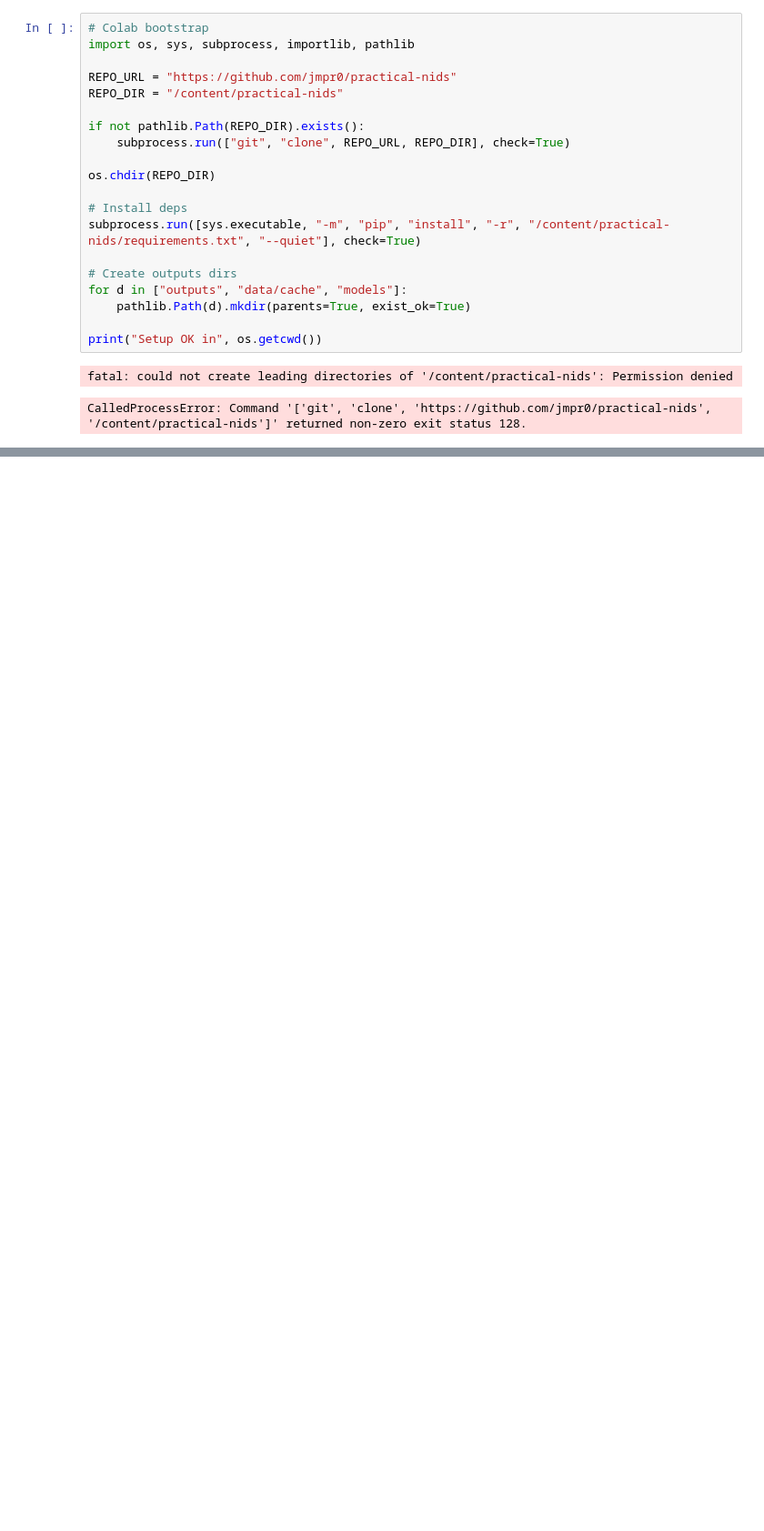
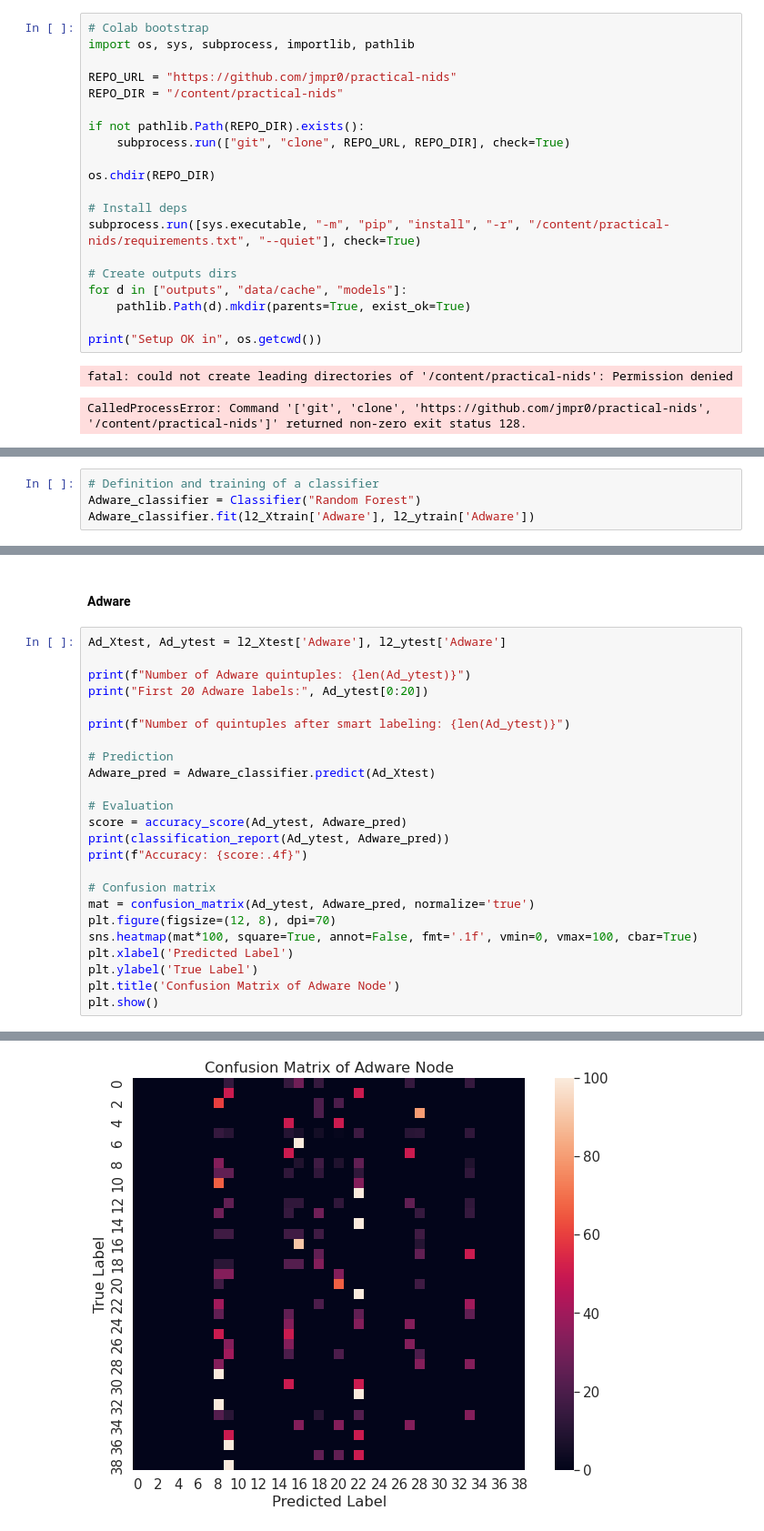
Before and after one commit to jmpr0/practical-nids, a Jupyter notebook: 02_hierarchical_intrusion_detection.ipynb, the cells around one changed output, grey strips where cells are left out. Shown at 91% size. Drawn from its saved outputs; the diff is of its cells as text; blank space fills up the shorter version.

```diff
--- a/02_hierarchical_intrusion_detection.ipynb
+++ b/02_hierarchical_intrusion_detection.ipynb
@@ -555,0 +446,4 @@ TPR-FPR @avg+std: 0.80-0.13
+# %%
+# Definition and training of a classifier
+Adware_classifier = Classifier("Random Forest")
+Adware_classifier.fit(l2_Xtrain['Adware'], l2_ytrain['Adware'])
@@ -555,0 +468,27 @@ TPR-FPR @avg+std: 0.80-0.13
+# %% [markdown]
+#### Adware
+# %%
+Ad_Xtest, Ad_ytest = l2_Xtest['Adware'], l2_ytest['Adware']
+
+print(f"Number of Adware quintuples: {len(Ad_ytest)}")
+print("First 20 Adware labels:", Ad_ytest[0:20])
+
+print(f"Number of quintuples after smart labeling: {len(Ad_ytest)}")
+
+# Prediction
+Adware_pred = Adware_classifier.predict(Ad_Xtest)
+
+# Evaluation
+score = accuracy_score(Ad_ytest, Adware_pred)
+print(classification_report(Ad_ytest, Adware_pred))
+print(f"Accuracy: {score:.4f}")
+
+# Confusion matrix
+mat = confusion_matrix(Ad_ytest, Adware_pred, normalize='true')
+plt.figure(figsize=(12, 8), dpi=70)
+sns.heatmap(mat*100, square=True, annot=False, fmt='.1f', vmin=0, vmax=100, cbar=True)
+plt.xlabel('Predicted Label')
+plt.ylabel('True Label')
+plt.title('Confusion Matrix of Adware Node')
+plt.show()
+# %% [output]
@@ -555,0 +512 @@ TPR-FPR @avg+std: 0.80-0.13
+[figure, added]
```
Also changed, not shown: parts of 93 cells of this notebook, 1 other file.
